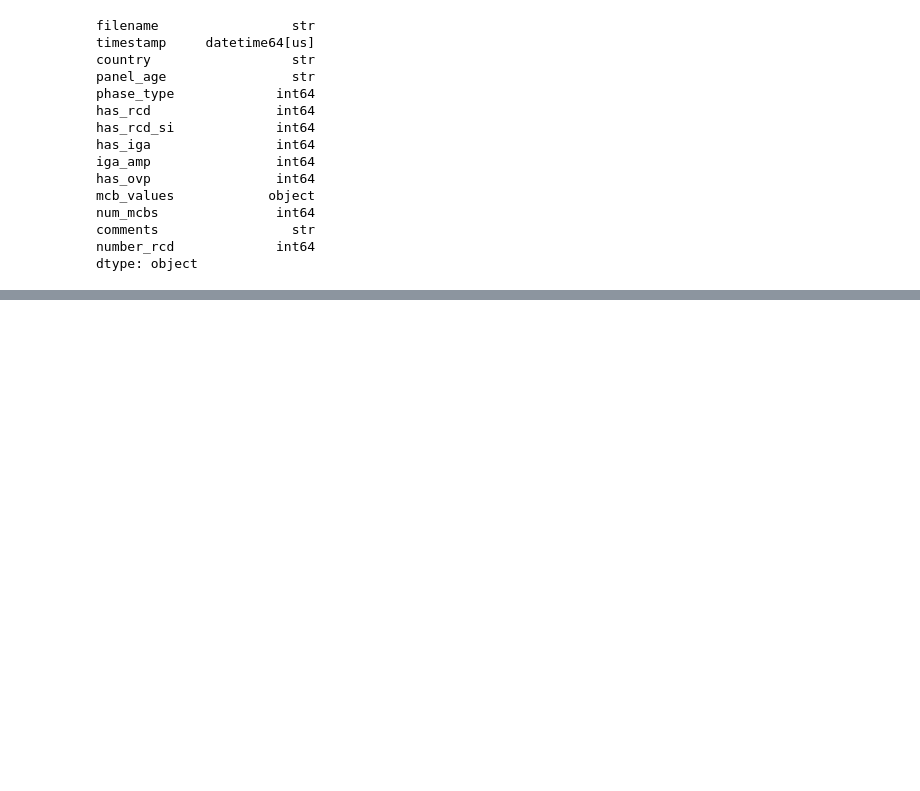
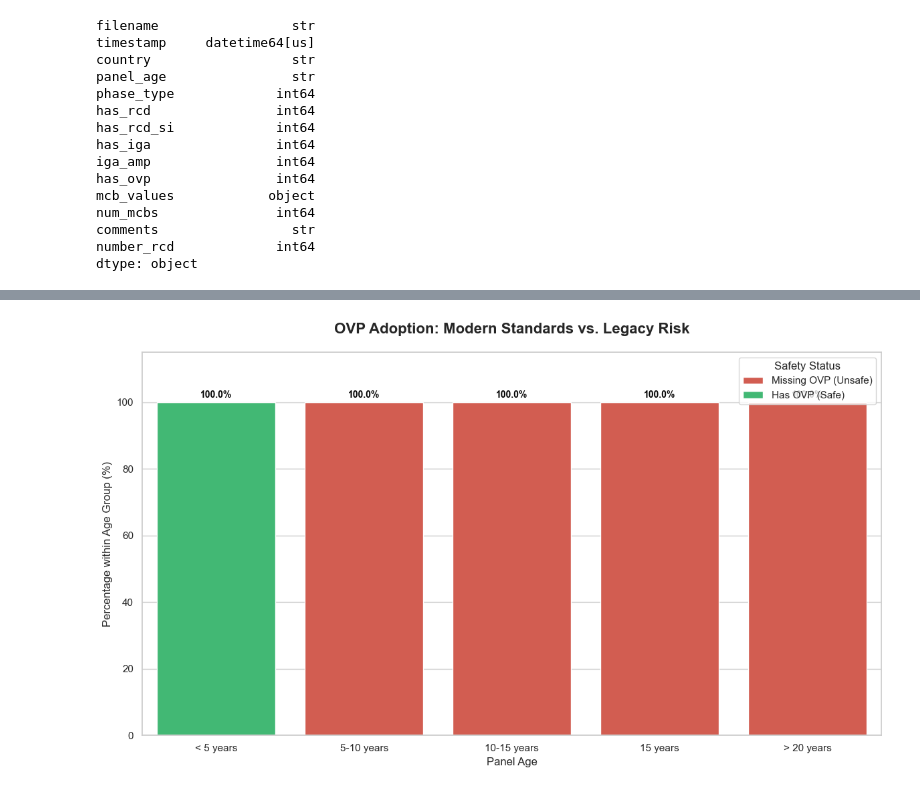
Before and after one commit to cerrmcneel/breaker-detection-project, a Jupyter notebook: datacleaning.ipynb, the cells around one changed output, grey strips where cells are left out. Drawn from its saved outputs; the diff is of its cells as text; code cells hidden in the pictures; blank space fills up the shorter version.

```diff
--- a/datacleaning.ipynb
+++ b/datacleaning.ipynb
@@ -125,0 +161,48 @@ Total panels analyzed: 51
+# %%
+import matplotlib.pyplot as plt
+import seaborn as sns
+
+# 1. Prepare the data for plotting
+# Calculate percentages within each age group
+plot_data = breakers.groupby('panel_age')['has_ovp'].value_counts(normalize=True).rename('percentage').reset_index()
+plot_data['percentage'] *= 100
+plot_data['Protection Status'] = plot_data['has_ovp'].map({0: 'Missing OVP (Unsafe)', 1: 'Has OVP (Safe)'})
+
+# 2. Define the chronological order for the X-axis
+age_order = ['< 5 years', '5-10 years', '10-15 years', '15 years', '> 20 years']
+
+# 3. Create the plot
+plt.figure(figsize=(12, 7))
+sns.set_theme(style="whitegrid")
+
+ax = sns.barplot(
+    data=plot_data,
+    x='panel_age',
+    y='percentage',
+    hue='Protection Status',
+    order=age_order,
+    palette={'Missing OVP (Unsafe)': '#e74c3c', 'Has OVP (Safe)': '#2ecc71'}
+)
+
+# 4. Add titles and labels
+plt.title('OVP Adoption: Modern Standards vs. Legacy Risk', fontsize=16, fontweight='bold', pad=20)
+plt.ylabel('Percentage within Age Group (%)', fontsize=12)
+plt.xlabel('Panel Age', fontsize=12)
+plt.ylim(0, 115) # Extra space for labels
+
+# 5. Add percentage labels on top of each bar
+for p in ax.patches:
+    if p.get_height() > 0:
+        ax.annotate(f'{p.get_height():.1f}%',
+                    (p.get_x() + p.get_width() / 2., p.get_height()),
+                    ha='center', va='baseline',
+                    fontsize=10, color='black',
+                    xytext=(0, 5),
+                    textcoords='offset points',
+                    fontweight='bold')
+
+plt.legend(title='Safety Status', loc='upper right')
+plt.tight_layout()
+plt.show()
+# %% [output]
+[figure, added]
```
Also changed, not shown: parts of 24 cells of this notebook, 8 other files.
